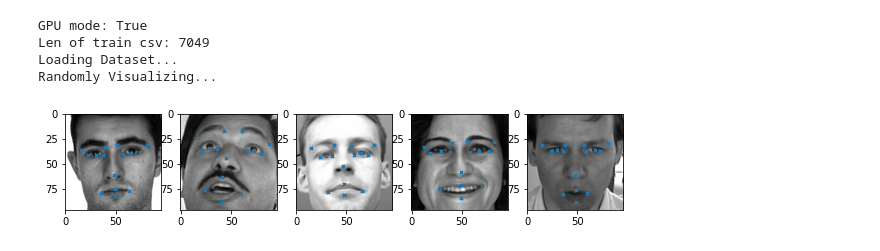
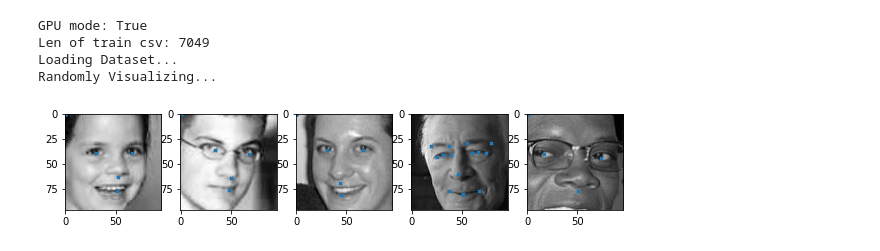
Before and after one commit to WayGold/FacialKeypointDetection, a Jupyter notebook: FacialKeypointsDetection.ipynb, the cells around one changed output. Cells and saved outputs as stored; diff of their text form; code cells hidden in the pictures.

```diff
--- a/FacialKeypointsDetection.ipynb
+++ b/FacialKeypointsDetection.ipynb
@@ -15,22 +12,22 @@ C:\Users\56265\AppData\Local\Programs\Python\Python38\lib\site-packages\numpy\.l
 # %%
 TRAIN_CSV_PATH = 'facial-keypoints-detection/training/training.csv'
 TEST_CSV_PATH = 'facial-keypoints-detection/test/test.csv'
 
 USE_GPU, device = train.check_GPU()
 print('GPU mode: {}'.format(USE_GPU))
 
 train_csv = cl.load_csv(TRAIN_CSV_PATH)
 
 print(f'Len of train csv: {len(np.array(train_csv.Image))}')
 csv_allValid, csv_autoFill, csv_missingOnly = cl.clean_csv(train_csv)
 
 print('Loading Dataset...')
-allValid_dataset = dl.FacialKptsDataSet(csv_allValid)
+autoFill_dataset = dl.FacialKptsDataSet(csv_autoFill)
 print('Randomly Visualizing...')
-vs.rand_vis_dataset(allValid_dataset, 5)
+vs.rand_vis_dataset(autoFill_dataset, 5)
 # %% [output]
 GPU mode: True
 Len of train csv: 7049
 Loading Dataset...
 Randomly Visualizing...
-[figure, old version]
+[figure, new version]
```
Also changed, not shown: parts of 10 cells of this notebook, 2 other files.
